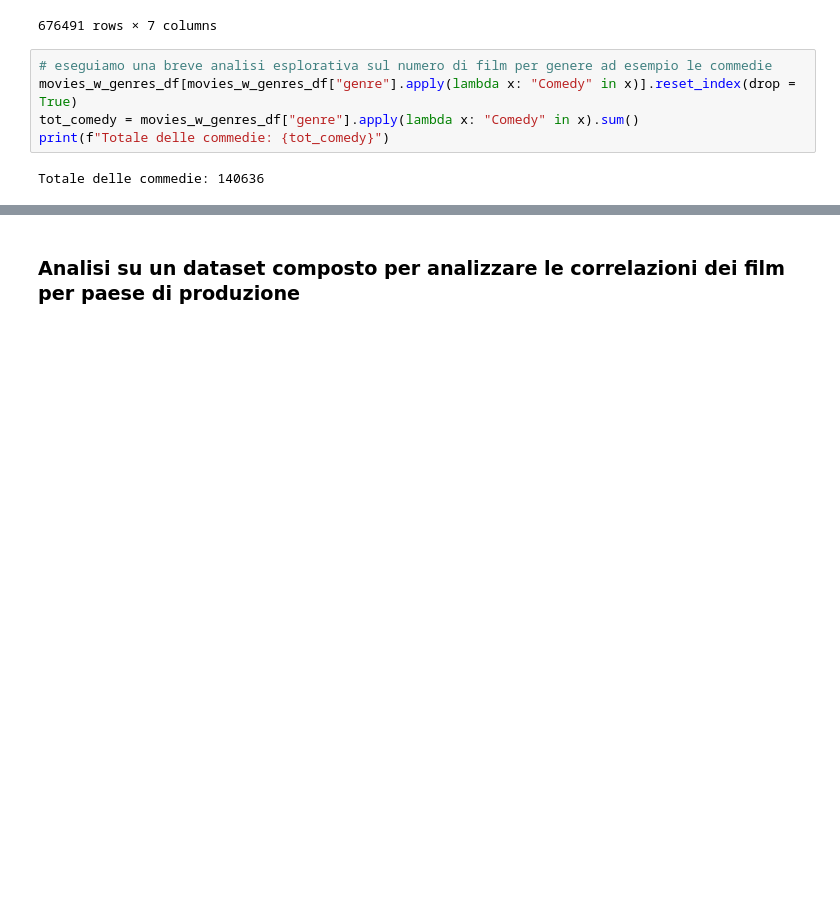
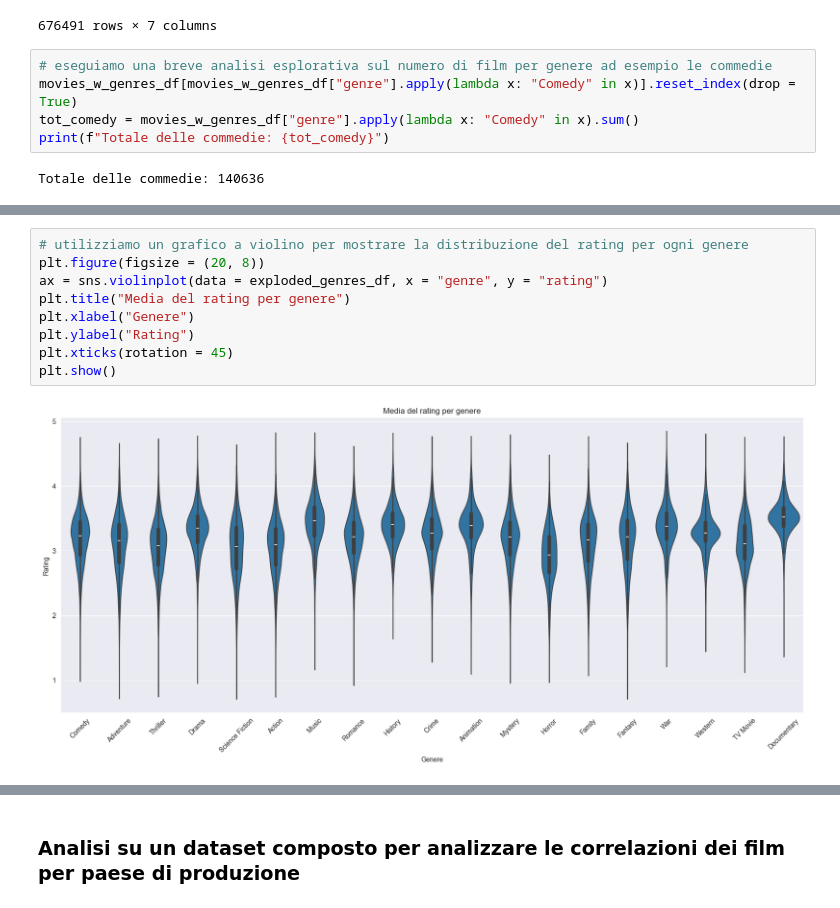
Before and after one commit to DominikGani/Domenico-Ganino-Progetto-IUM-2025, a Jupyter notebook: Main.ipynb, the cells around one changed output, grey strips where cells are left out. Cells and saved outputs as stored; diff of their text form; blank space fills up the shorter version.

```diff
--- a/Main.ipynb
+++ b/Main.ipynb
@@ -125 +143,12 @@ Il genre più apprezzato è Documentary con una valutazione media di 3.52
+# %%
+# utilizziamo un grafico a violino per mostrare la distribuzione del rating per ogni genere
+plt.figure(figsize = (20, 8))
+ax = sns.violinplot(data = exploded_genres_df, x = "genre", y = "rating")
+plt.title("Media del rating per genere")
+plt.xlabel("Genere")
+plt.ylabel("Rating")
+plt.xticks(rotation = 45)
+plt.show()
+# %% [output]
+[figure, added]
 # %% [markdown]
```
Also changed, not shown: parts of 17 cells of this notebook, 2 other files.
